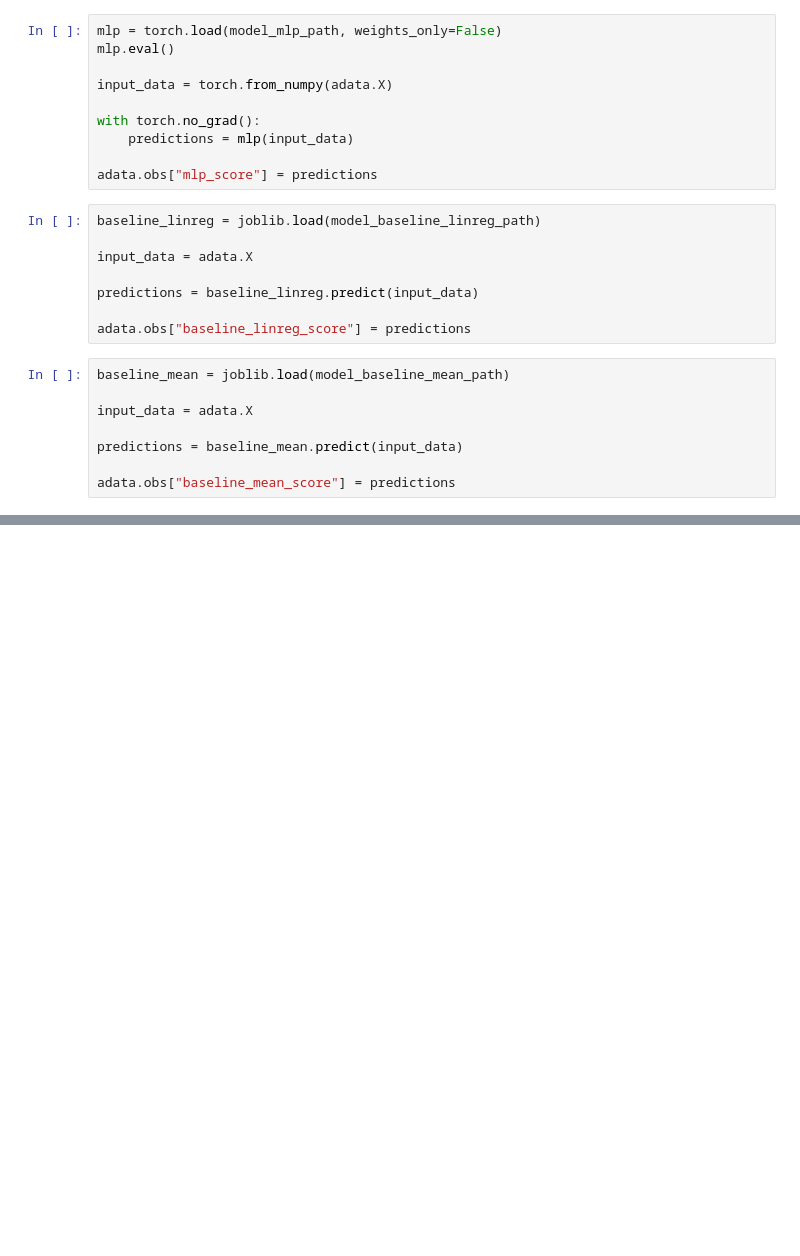
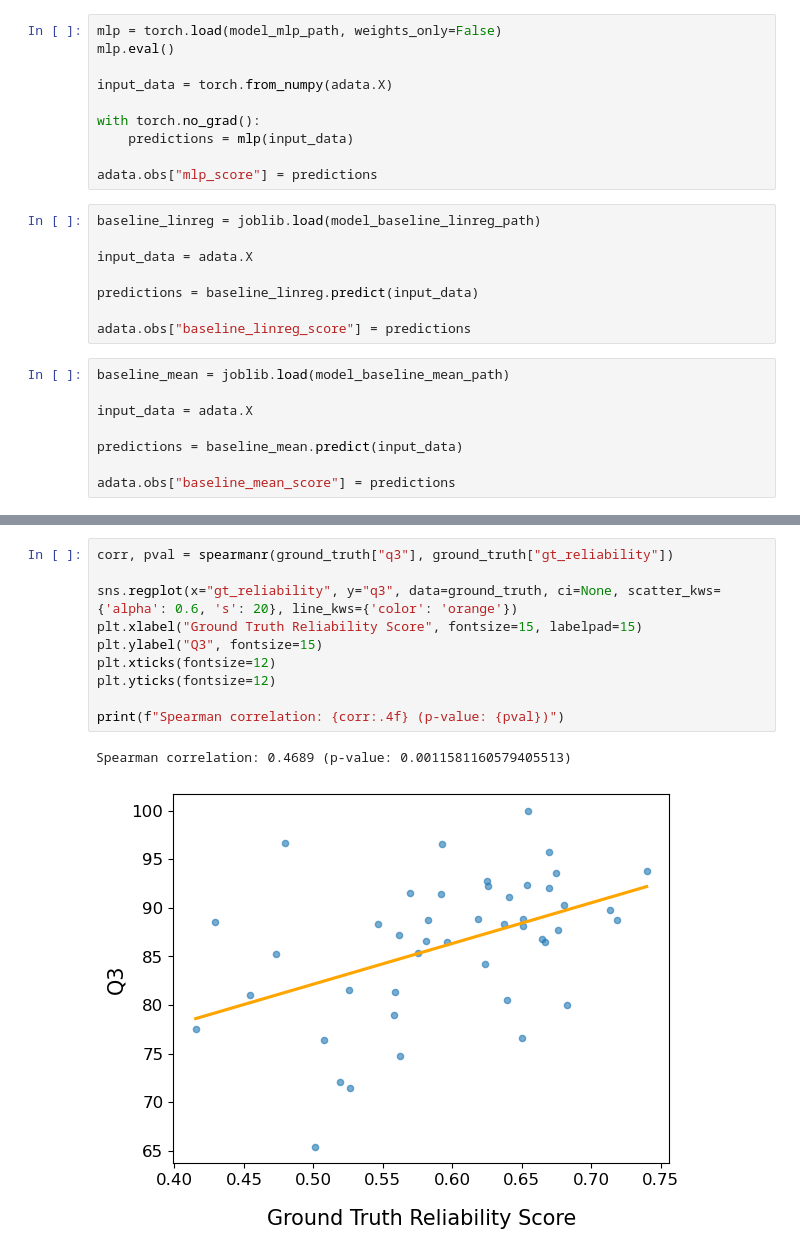
Before and after one commit to LeonHafner/PP2_reliability_score_pred, a Jupyter notebook: scripts/downstream/predict_secondary_structure.ipynb, the cells around one changed output, grey strips where cells are left out. Drawn from its saved outputs; the diff is of its cells as text; blank space fills up the shorter version.

```diff
--- a/scripts/downstream/predict_secondary_structure.ipynb
+++ b/scripts/downstream/predict_secondary_structure.ipynb
@@ -87,0 +91,13 @@ adata.obs.plot.scatter(x="baseline_linreg_score", y="q3")
+# %%
+corr, pval = spearmanr(ground_truth["q3"], ground_truth["gt_reliability"])
+
+sns.regplot(x="gt_reliability", y="q3", data=ground_truth, ci=None, scatter_kws={'alpha': 0.6, 's': 20}, line_kws={'color': 'orange'})
+plt.xlabel("Ground Truth Reliability Score", fontsize=15, labelpad=15)
+plt.ylabel("Q3", fontsize=15)
+plt.xticks(fontsize=12)
+plt.yticks(fontsize=12)
+
+print(f"Spearman correlation: {corr:.4f} (p-value: {pval})")
+# %% [output]
+Spearman correlation: 0.4689 (p-value: 0.0011581160579405513)
+[figure, added]
```
Also changed, not shown: parts of 12 cells of this notebook.
